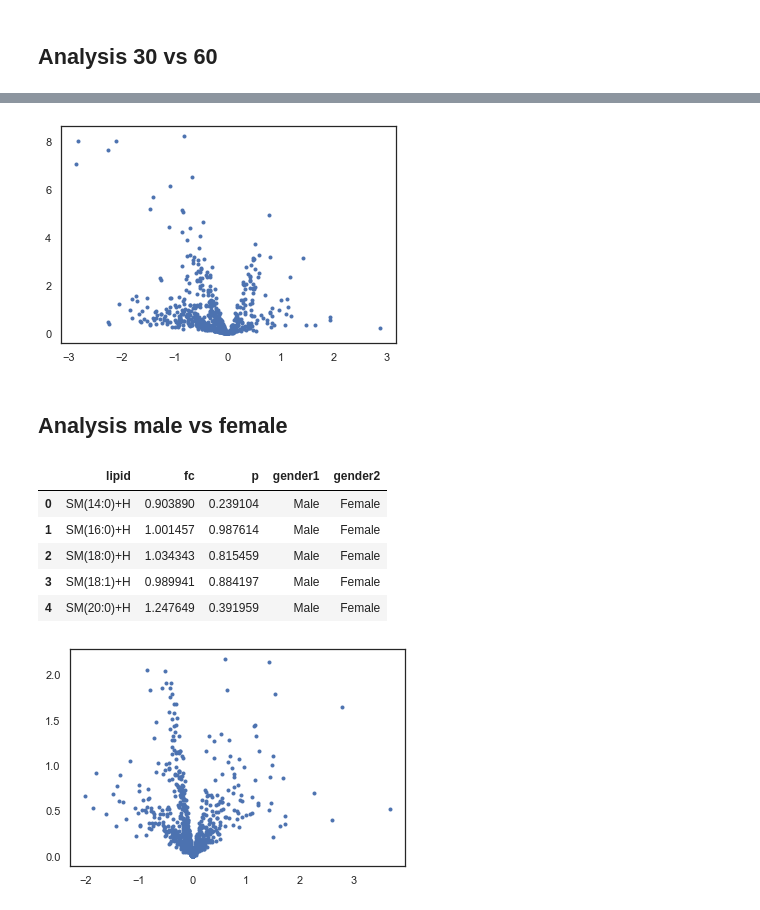
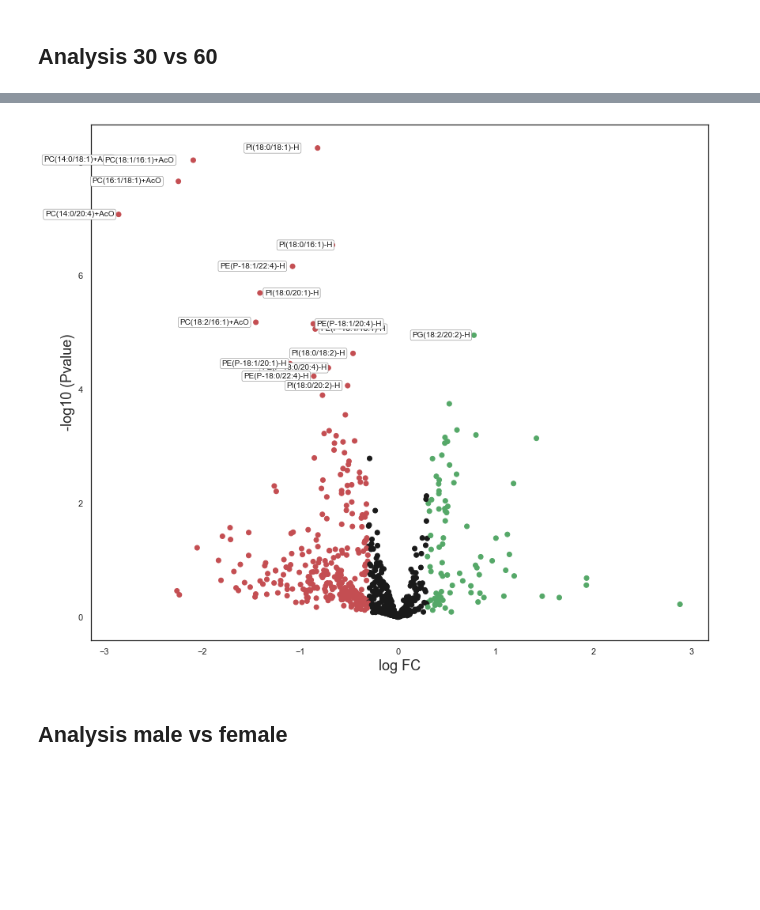
Before and after one commit to Ivan2nn/lipids, a Jupyter notebook: analysis-normalized-area.ipynb, the cells around one changed output, grey strips where cells are left out. Cells and saved outputs as stored; diff of their text form; code cells hidden in the pictures; blank space fills up the shorter version.

```diff
--- a/analysis-normalized-area.ipynb
+++ b/analysis-normalized-area.ipynb
@@ -487,9 +508,7 @@ results_all.head()
-# %%
-plt.figure()
-plt.plot(np.log2(results_all['fc']), -np.log10(results_all['p']), '.')
-plt.show()
-# %% [output]
-[figure, removed]
+# %%
+plot_volcano(results_all,fc_threshold=0.3, pvalue_threshold=4)
+# %% [output]
+[figure, added]
 # %% [markdown]
 ## Analysis male vs female
 # %%
@@ -508,16 +527,5 @@ for l in lipids_list:
 colnames = ['lipid', 'fc', 'p', factor+'1', factor+'2']
 results_all = pd.DataFrame(data=results_all, columns= colnames)
 results_all.head()
+
+results_all.to_csv('sex_treatment.csv')
-# %% [output]
-|  | lipid | fc | p | gender1 | gender2 |
-| 0 | SM(14:0)+H | 0.903890 | 0.239104 | Male | Female |
-| 1 | SM(16:0)+H | 1.001457 | 0.987614 | Male | Female |
-| 2 | SM(18:0)+H | 1.034343 | 0.815459 | Male | Female |
-| 3 | SM(18:1)+H | 0.989941 | 0.884197 | Male | Female |
-| 4 | SM(20:0)+H | 1.247649 | 0.391959 | Male | Female |
-# %%
-plt.figure()
-plt.plot(np.log2(results_all['fc']), -np.log10(results_all['p']), '.')
-plt.show()
-# %% [output]
-[figure, removed]
```
Also changed, not shown: parts of 13 cells of this notebook, 6 other files.
